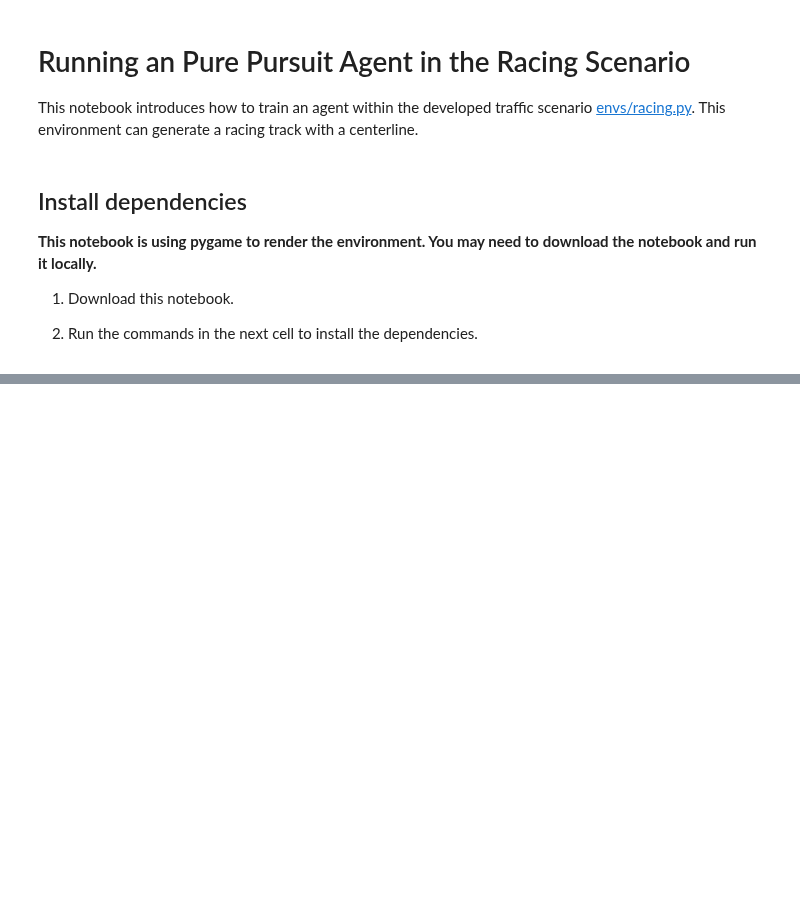
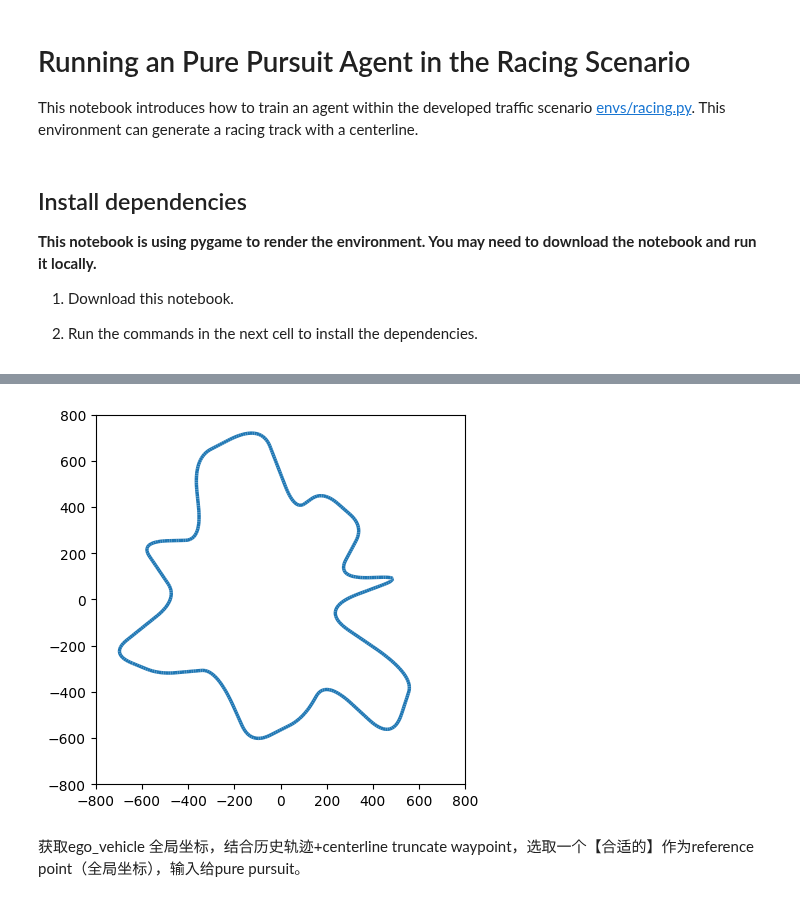
Before and after one commit to WoodOxen/tactics2d, a Jupyter notebook: docs/tutorial/racing_pure_pursuit_demo.ipynb, the cells around one changed output, grey strips where cells are left out. Cells and saved outputs as stored; diff of their text form; code cells hidden in the pictures; blank space fills up the shorter version.

```diff
--- a/docs/tutorial/racing_pure_pursuit_demo.ipynb
+++ b/docs/tutorial/racing_pure_pursuit_demo.ipynb
@@ -30,6 +29,9 @@ ImportError: cannot import name 'PIDControllera' from 'tactics2d.controller.pid_
 render_mode = ["rgb_array", "human"][1]
 env = RacingEnv(
     render_mode=render_mode,
-
+    render_fps=60,
+    max_step=int(1e5),
+    continuous=True
 )
+env.reset()
 # %% [output]
@@ -36,0 +55,17 @@ NameError: name 'RacingEnv' is not defined
+# %%
+map_ = env.unwrapped.scenario_manager.map_
+# %%
+def visualize_map(map_):
+    fig, ax = plt.subplots()
+    for lane in map_.lanes.values():
+        # print(lane)
+        ax.add_patch(Polygon(lane.shape))
+
+    ax.set_xlim(-800, 800)
+    ax.set_ylim(-800, 800)
+    ax.set_aspect("equal")
+    plt.show()
+
+visualize_map(map_)
+# %% [output]
+[figure, added]
@@ -36,0 +74,2 @@ NameError: name 'RacingEnv' is not defined
+# %% [markdown]
+获取ego_vehicle 全局坐标，结合历史轨迹+centerline truncate waypoint，选取一个【合适的】作为reference point（全局坐标），输入给pure pursuit。
```
Also changed, not shown: parts of 4 cells of this notebook, 2 other files.
